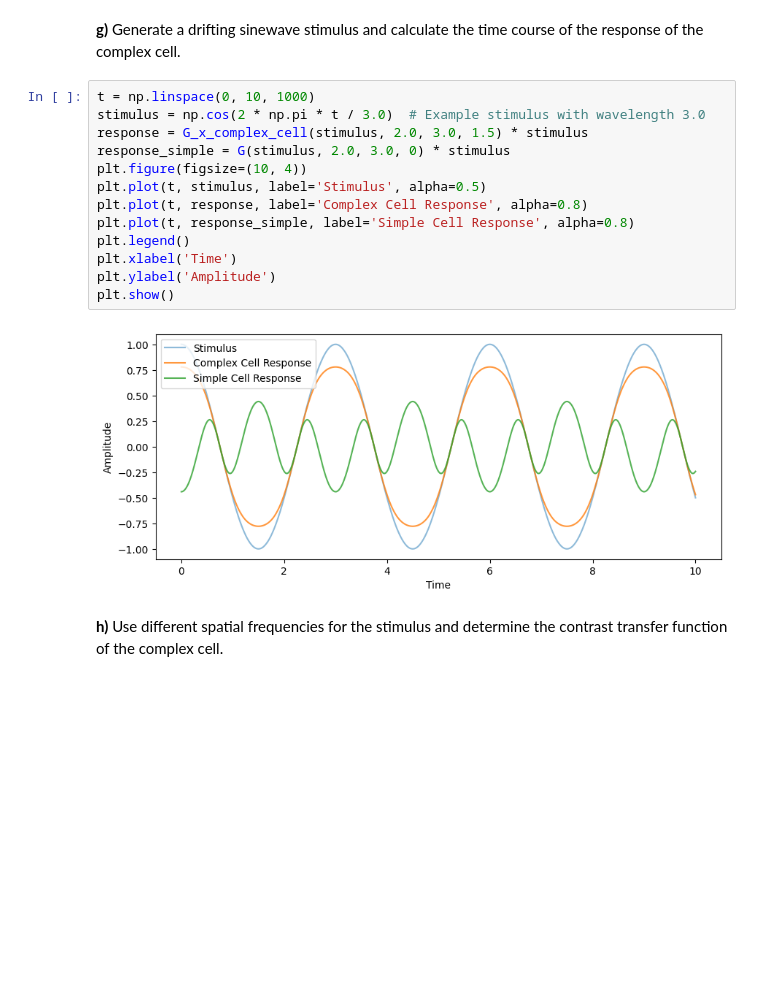
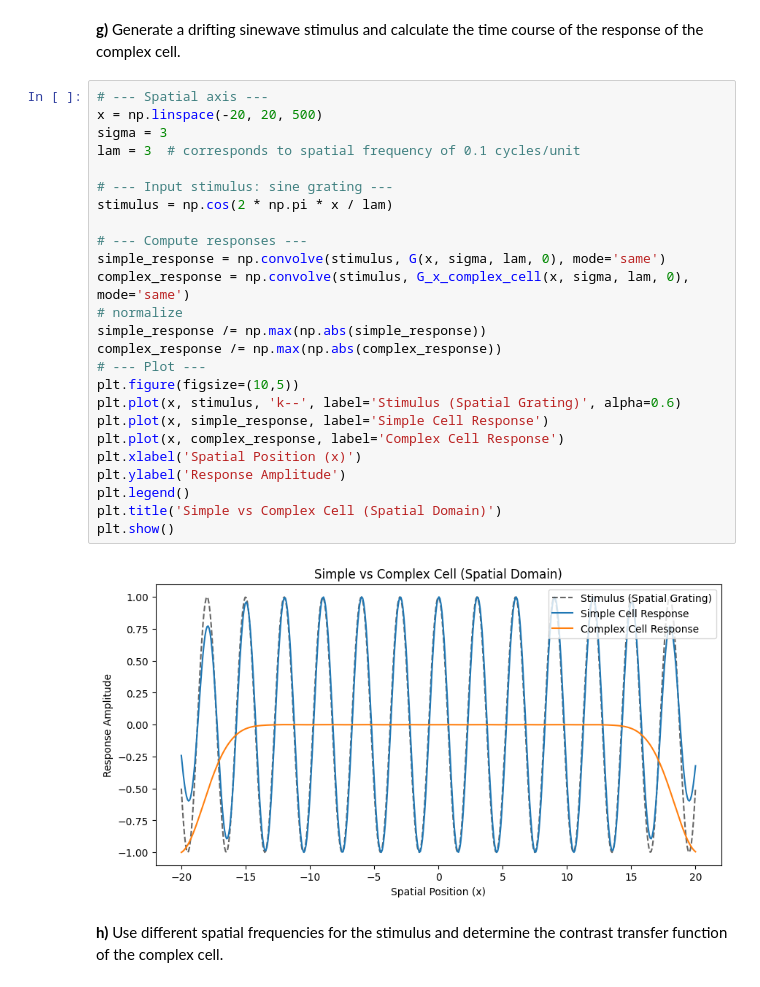
Before and after one commit to AtharvSuryawanshi/WP-5-Neural-Code, a Jupyter notebook: Exercises/Exercise_03.ipynb, the cells around one changed output. Drawn from its saved outputs; the diff is of its cells as text; blank space fills up the shorter version.

```diff
--- a/Exercises/Exercise_03.ipynb
+++ b/Exercises/Exercise_03.ipynb
@@ -203,20 +203,32 @@ plt.show()
 **g)**
 Generate a drifting sinewave stimulus and calculate the time course of the response of the complex cell.
 # %%
-t = np.linspace(0, 10, 1000)
-stimulus = np.cos(2 * np.pi * t / 3.0)  # Example stimulus with wavelength 3.0
-response = G_x_complex_cell(stimulus, 2.0, 3.0, 1.5) * stimulus
-response_simple = G(stimulus, 2.0, 3.0, 0) * stimulus
-plt.figure(figsize=(10, 4))
-plt.plot(t, stimulus, label='Stimulus', alpha=0.5)
-plt.plot(t, response, label='Complex Cell Response', alpha=0.8)
-plt.plot(t, response_simple, label='Simple Cell Response', alpha=0.8)
+# --- Spatial axis ---
+x = np.linspace(-20, 20, 500)
+sigma = 3
+lam = 3  # corresponds to spatial frequency of 0.1 cycles/unit
+
+# --- Input stimulus: sine grating ---
+stimulus = np.cos(2 * np.pi * x / lam)
+
+# --- Compute responses ---
+simple_response = np.convolve(stimulus, G(x, sigma, lam, 0), mode='same')
+complex_response = np.convolve(stimulus, G_x_complex_cell(x, sigma, lam, 0), mode='same')
+# normalize
+simple_response /= np.max(np.abs(simple_response))
+complex_response /= np.max(np.abs(complex_response))
+# --- Plot ---
+plt.figure(figsize=(10,5))
+plt.plot(x, stimulus, 'k--', label='Stimulus (Spatial Grating)', alpha=0.6)
+plt.plot(x, simple_response, label='Simple Cell Response')
+plt.plot(x, complex_response, label='Complex Cell Response')
+plt.xlabel('Spatial Position (x)')
+plt.ylabel('Response Amplitude')
 plt.legend()
-plt.xlabel('Time')
-plt.ylabel('Amplitude')
+plt.title('Simple vs Complex Cell (Spatial Domain)')
 plt.show()
 # %% [output]
-[figure, old version]
+[figure, new version]
 # %% [markdown]
 **h)**
 Use different spatial frequencies for the stimulus and determine the contrast transfer function of the complex cell.
```
Also changed, not shown: parts of 1 cell of this notebook.
